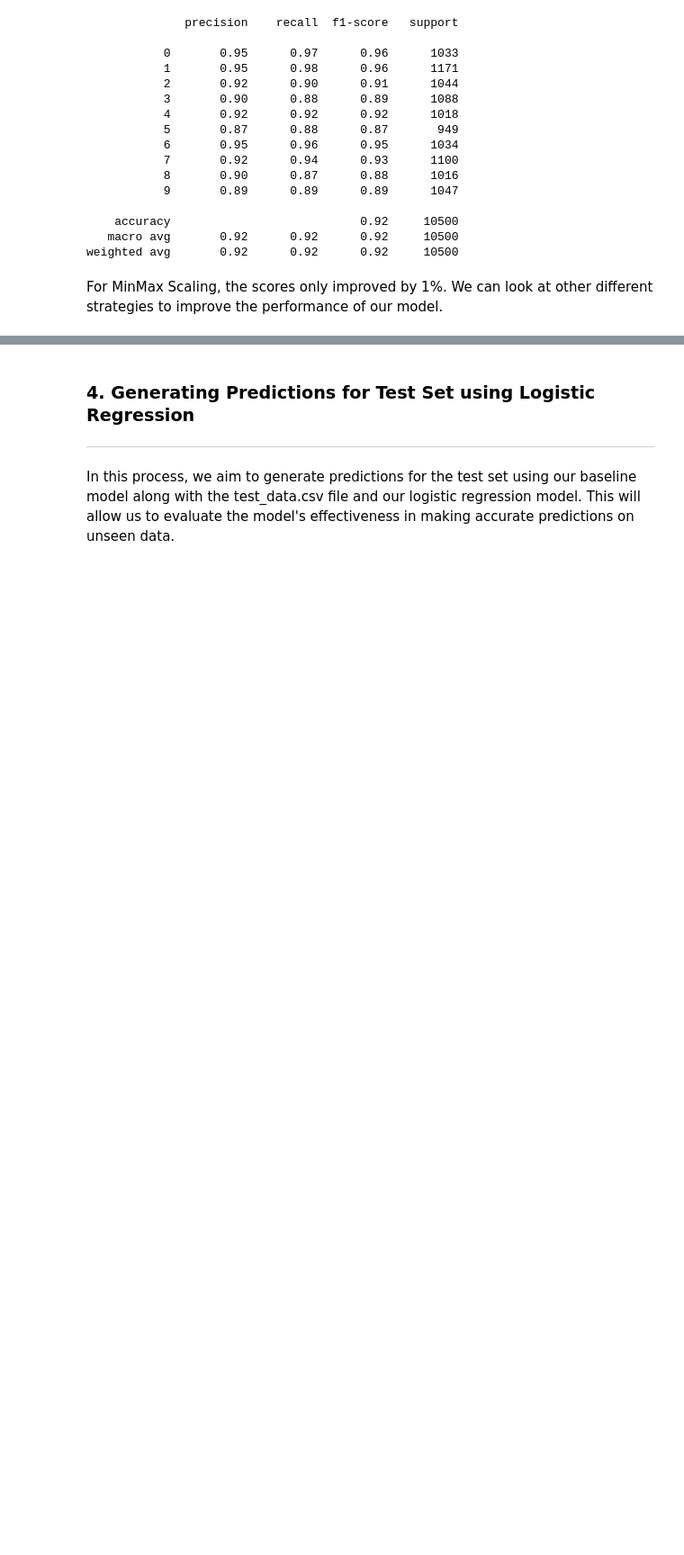
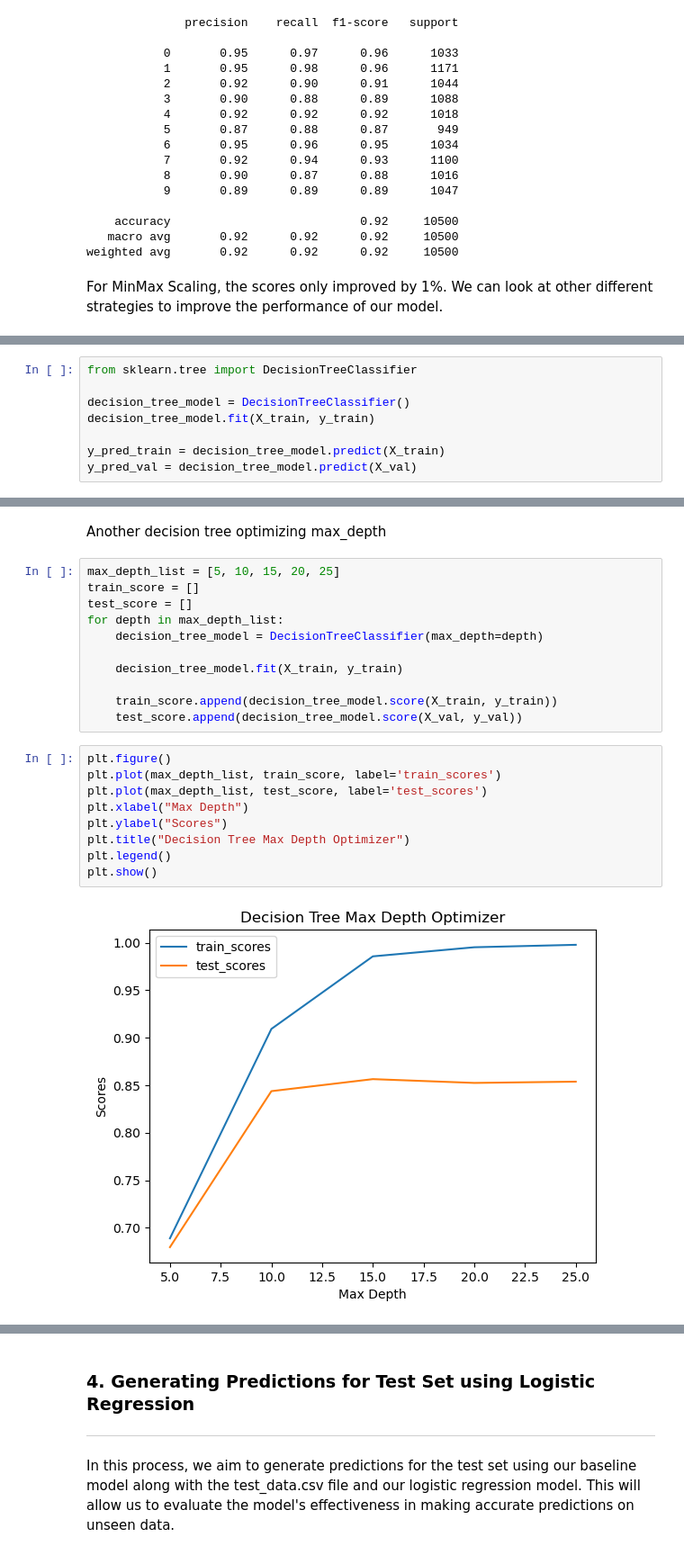
Before and after one commit to clem21chan/MNIST_Digit_Recognizer, a Jupyter notebook: Notebooks/MNIST_Digit_Recognizer.ipynb, the cells around one changed output, grey strips where cells are left out. Shown at 90% size. Drawn from its saved outputs; the diff is of its cells as text; blank space fills up the shorter version.

Commit message:
decision tree classifier and max depth scores

```diff
--- a/Notebooks/MNIST_Digit_Recognizer.ipynb
+++ b/Notebooks/MNIST_Digit_Recognizer.ipynb
@@ -477,0 +480,8 @@ For MinMax Scaling, the scores only improved by 1%. We can look at other differe
+# %%
+from sklearn.tree import DecisionTreeClassifier
+
+decision_tree_model = DecisionTreeClassifier()
+decision_tree_model.fit(X_train, y_train)
+
+y_pred_train = decision_tree_model.predict(X_train)
+y_pred_val = decision_tree_model.predict(X_val)
@@ -477,0 +518,24 @@ For MinMax Scaling, the scores only improved by 1%. We can look at other differe
+# %% [markdown]
+Another decision tree optimizing max_depth
+# %%
+max_depth_list = [5, 10, 15, 20, 25]
+train_score = []
+test_score = []
+for depth in max_depth_list:
+    decision_tree_model = DecisionTreeClassifier(max_depth=depth)
+
+    decision_tree_model.fit(X_train, y_train)
+
+    train_score.append(decision_tree_model.score(X_train, y_train))
+    test_score.append(decision_tree_model.score(X_val, y_val))
+# %%
+plt.figure()
+plt.plot(max_depth_list, train_score, label='train_scores')
+plt.plot(max_depth_list, test_score, label='test_scores')
+plt.xlabel("Max Depth")
+plt.ylabel("Scores")
+plt.title("Decision Tree Max Depth Optimizer")
+plt.legend()
+plt.show()
+# %% [output]
+[figure, added]
```
Also changed, not shown: parts of 6 cells of this notebook.
